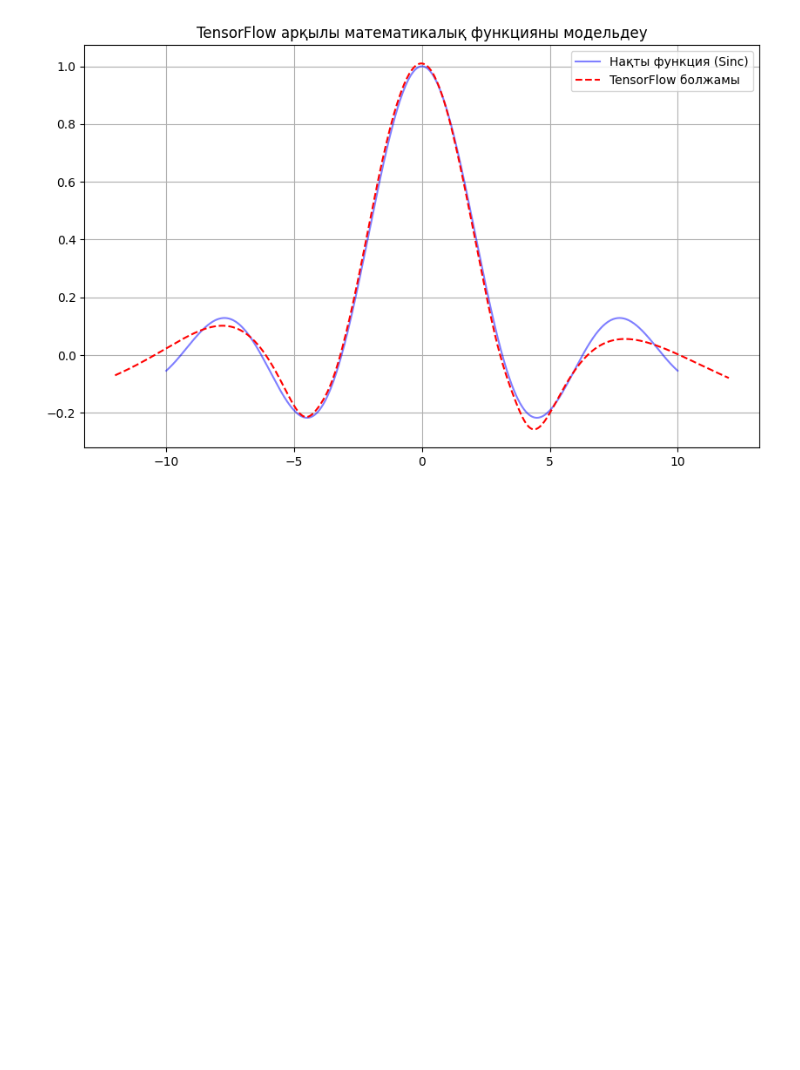
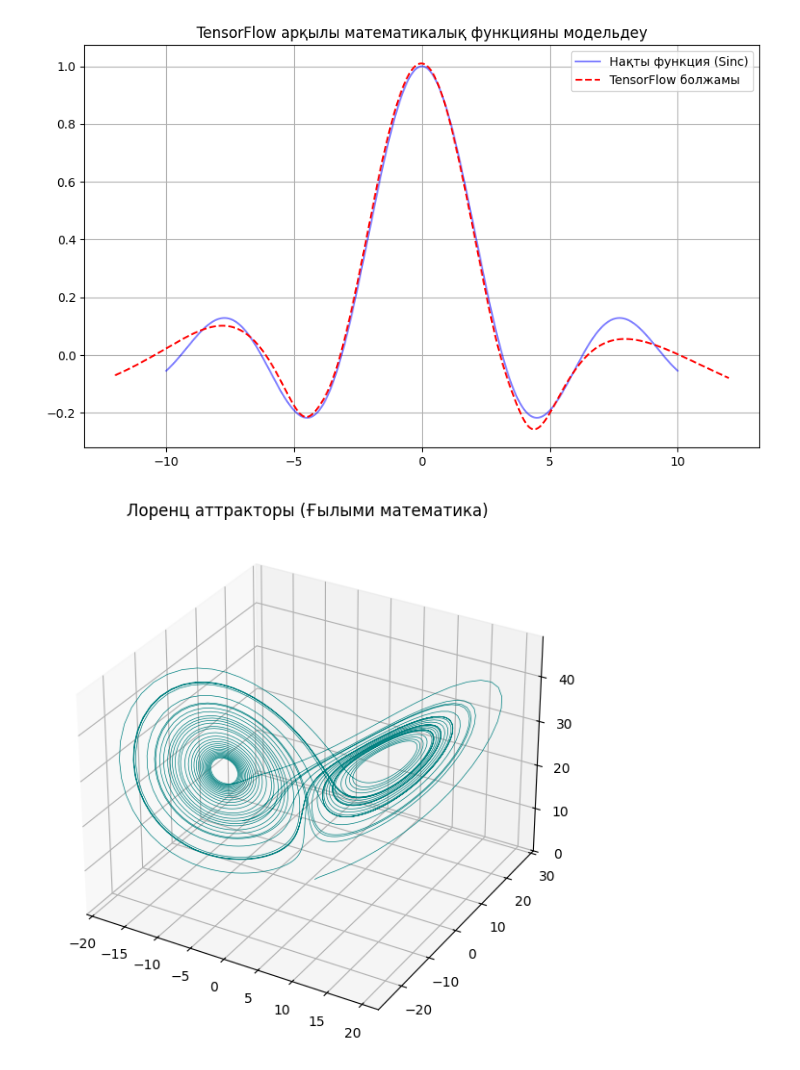
Before and after one commit to atannazerke21-netizen/-231, a Jupyter notebook: site/en/tutorials/quickstart/beginner.ipynb, the cells around one changed output. Drawn from its saved outputs; the diff is of its cells as text; code cells hidden in the pictures; blank space fills up the shorter version.

```diff
--- a/site/en/tutorials/quickstart/beginner.ipynb
+++ b/site/en/tutorials/quickstart/beginner.ipynb
@@ -45,3 +45,32 @@ plt.show()
 Функция заңдылығын үйренуде...
 16/16 ━━━━━━━━━━━━━━━━━━━━ 0s 4ms/step
 [figure]
+# %%
+import numpy as np
+from scipy.integrate import odeint
+import matplotlib.pyplot as plt
+
+# Лоренц жүйесінің теңдеулері
+def lorenz(state, t, sigma, rho, beta):
+    x, y, z = state
+    dxdt = sigma * (y - x)
+    dydt = x * (rho - z) - y
+    dzdt = x * y - beta * z
+    return [dxdt, dydt, dzdt]
+
+# Параметрлер
+sigma, rho, beta = 10.0, 28.0, 8.0/3.0
+initial_state = [1.0, 1.0, 1.0]
+t = np.linspace(0, 40, 4000)
+
+# Теңдеуді шешу
+solution = odeint(lorenz, initial_state, t, args=(sigma, rho, beta))
+
+# 3D График салу
+fig = plt.figure(figsize=(10, 7))
+ax = fig.add_subplot(111, projection='3d')
+ax.plot(solution[:, 0], solution[:, 1], solution[:, 2], lw=0.5, color='teal')
+ax.set_title("Лоренц аттракторы (Ғылыми математика)")
+plt.show()
+# %% [output]
+[figure, added]
```
Also changed, not shown: parts of 5 cells of this notebook.
